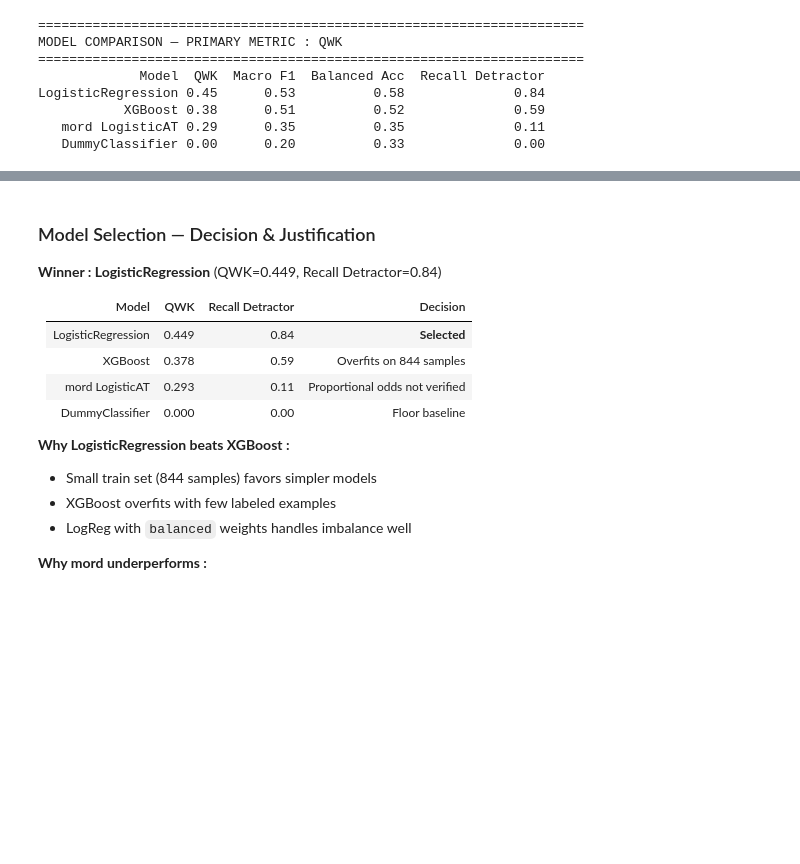
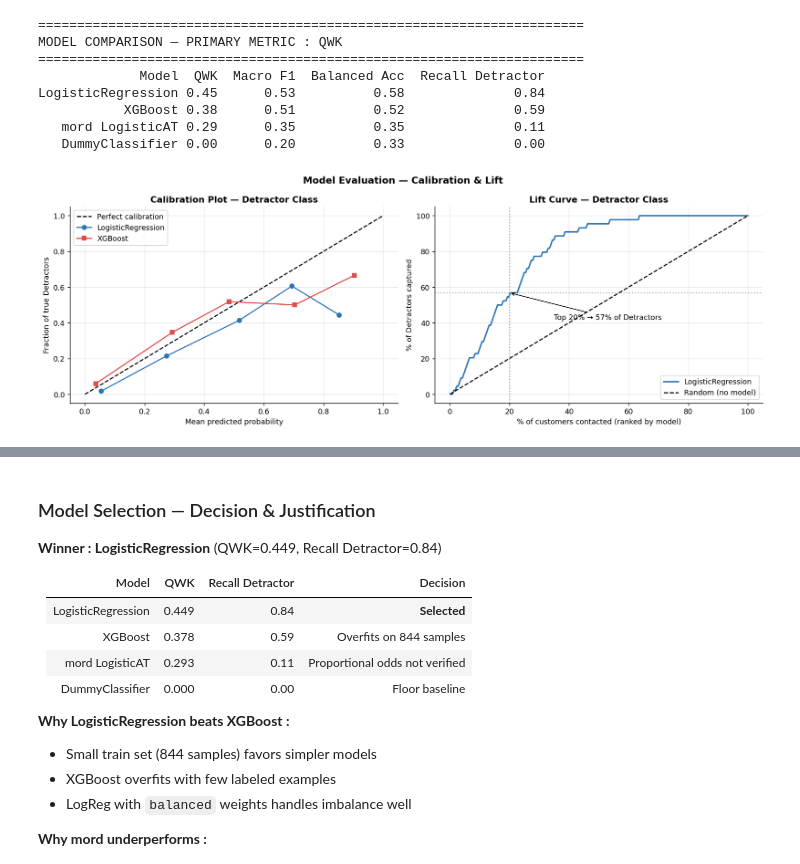
Before and after one commit to Franck-yao/artefact-nps-challenge, a Jupyter notebook: notebooks/NPS_Prediction.ipynb, the cells around one changed output, grey strips where cells are left out. Drawn from its saved outputs; the diff is of its cells as text; code cells hidden in the pictures; blank space fills up the shorter version.

```diff
--- a/notebooks/NPS_Prediction.ipynb
+++ b/notebooks/NPS_Prediction.ipynb
@@ -1411,3 +1688,97 @@ LogisticRegression 0.45      0.53          0.58              0.84
            XGBoost 0.38      0.51          0.52              0.59
    mord LogisticAT 0.29      0.35          0.35              0.11
    DummyClassifier 0.00      0.20          0.33              0.00
+# %%
+# ── CELL 29b : Calibration plot + Lift curve ──────────────
+# The challenge mentions calibration plots and lift curves
+# as recommended evaluation tools for an imbalanced,
+# ordered target like NPS.
+# We focus on the Detractor class — most business-critical.
+# ============================================================
+
+from sklearn.calibration import calibration_curve
+
+fig, axes = plt.subplots(1, 2, figsize=(14, 5))
+
+# --- Plot 1 : Calibration curve (Detractor class) ---
+ax1 = axes[0]
+
+# Get probabilities for Detractor class
+proba_lr   = lr_pipeline.predict_proba(X_test)[:, 0]
+proba_xgb  = xgb.predict_proba(X_test)[:, 0]
+
+# Binary target : is this customer a Detractor ?
+y_binary = (y_test_arr == 0).astype(int)
+
+# Calibration curves
+frac_pos_lr, mean_pred_lr = calibration_curve(
+    y_binary, proba_lr, n_bins=5)
+frac_pos_xgb, mean_pred_xgb = calibration_curve(
+    y_binary, proba_xgb, n_bins=5)
+
+ax1.plot([0, 1], [0, 1], 'k--', label='Perfect calibration')
+ax1.plot(mean_pred_lr, frac_pos_lr,
+         'o-', color='#2E75B6', label='LogisticRegression')
+ax1.plot(mean_pred_xgb, frac_pos_xgb,
+         's-', color='#E24B4A', label='XGBoost')
+ax1.set_xlabel('Mean predicted probability')
+ax1.set_ylabel('Fraction of true Detractors')
+ax1.set_title('Calibration Plot — Detractor Class',
+              fontsize=12, fontweight='bold')
+ax1.legend()
+ax1.grid(True, alpha=0.3)
+
+# --- Plot 2 : Lift curve (Detractor class) ---
+ax2 = axes[1]
+
+# Sort customers by predicted Detractor probability (descending)
+sorted_idx  = np.argsort(proba_lr)[::-1]
+y_sorted    = y_binary[sorted_idx]
+
+# Cumulative lift
+n_total     = len(y_sorted)
+n_detractor = y_sorted.sum()
+cumulative  = np.cumsum(y_sorted) / n_detractor
+population  = np.arange(1, n_total + 1) / n_total
+
+ax2.plot(population * 100, cumulative * 100,
+         color='#2E75B6', linewidth=2,
+         label='LogisticRegression')
+ax2.plot([0, 100], [0, 100], 'k--', label='Random (no model)')
+ax2.axvline(x=20, color='gray', linestyle=':', alpha=0.7)
+ax2.axhline(y=cumulative[int(0.2 * n_total)] * 100,
+            color='gray', linestyle=':', alpha=0.7)
+
+lift_20 = cumulative[int(0.2 * n_total)] * 100
+ax2.set_xlabel('% of customers contacted (ranked by model)')
+ax2.set_ylabel('% of Detractors captured')
+ax2.set_title('Lift Curve — Detractor Class',
+              fontsize=12, fontweight='bold')
+ax2.legend()
+ax2.grid(True, alpha=0.3)
+ax2.annotate(f'Top 20% → {lift_20:.0f}% of Detractors',
+             xy=(20, lift_20),
+             xytext=(35, lift_20 - 15),
+             arrowprops=dict(arrowstyle='->', color='black'),
+             fontsize=10)
+
+plt.suptitle('Model Evaluation — Calibration & Lift',
+             fontsize=13, fontweight='bold')
+plt.tight_layout()
+plt.savefig('calibration_lift_detractor.png',
+            dpi=150, bbox_inches='tight')
+plt.show()
+
+print("=" * 55)
+print("LIFT ANALYSIS — Detractor Class")
+print("=" * 55)
+for pct in [10, 20, 30, 50]:
+    idx    = int(pct / 100 * n_total)
+    lift   = cumulative[idx] * 100
+    random = pct
+    print(f"  Top {pct:2d}% contacted → "
+          f"{lift:.0f}% Detractors captured "
+          f"(vs {random}% random) — "
+          f"lift = {lift/random:.1f}x")
+# %% [output]
+[figure, added]
```
Also changed, not shown: parts of 50 cells of this notebook.
